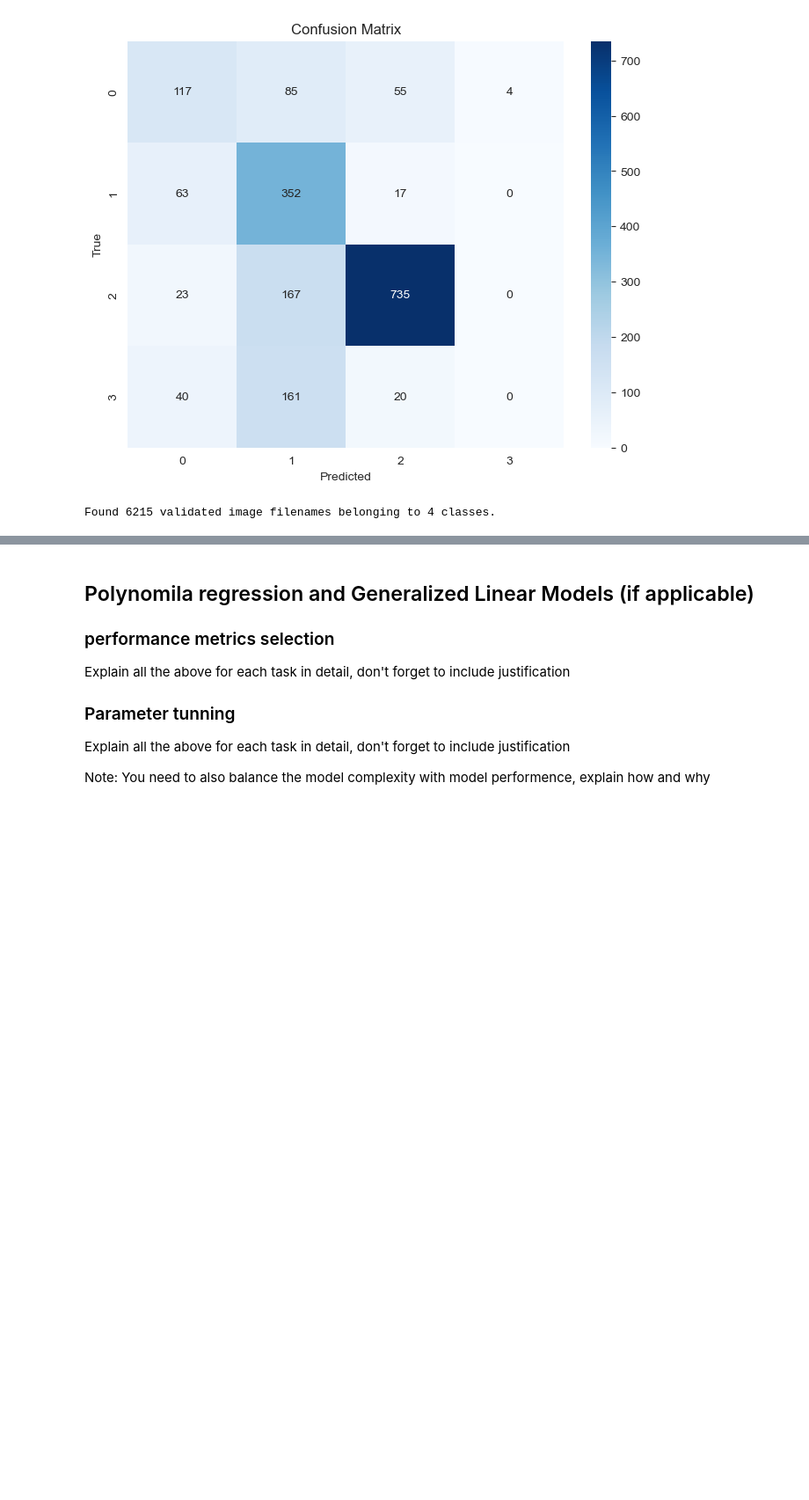
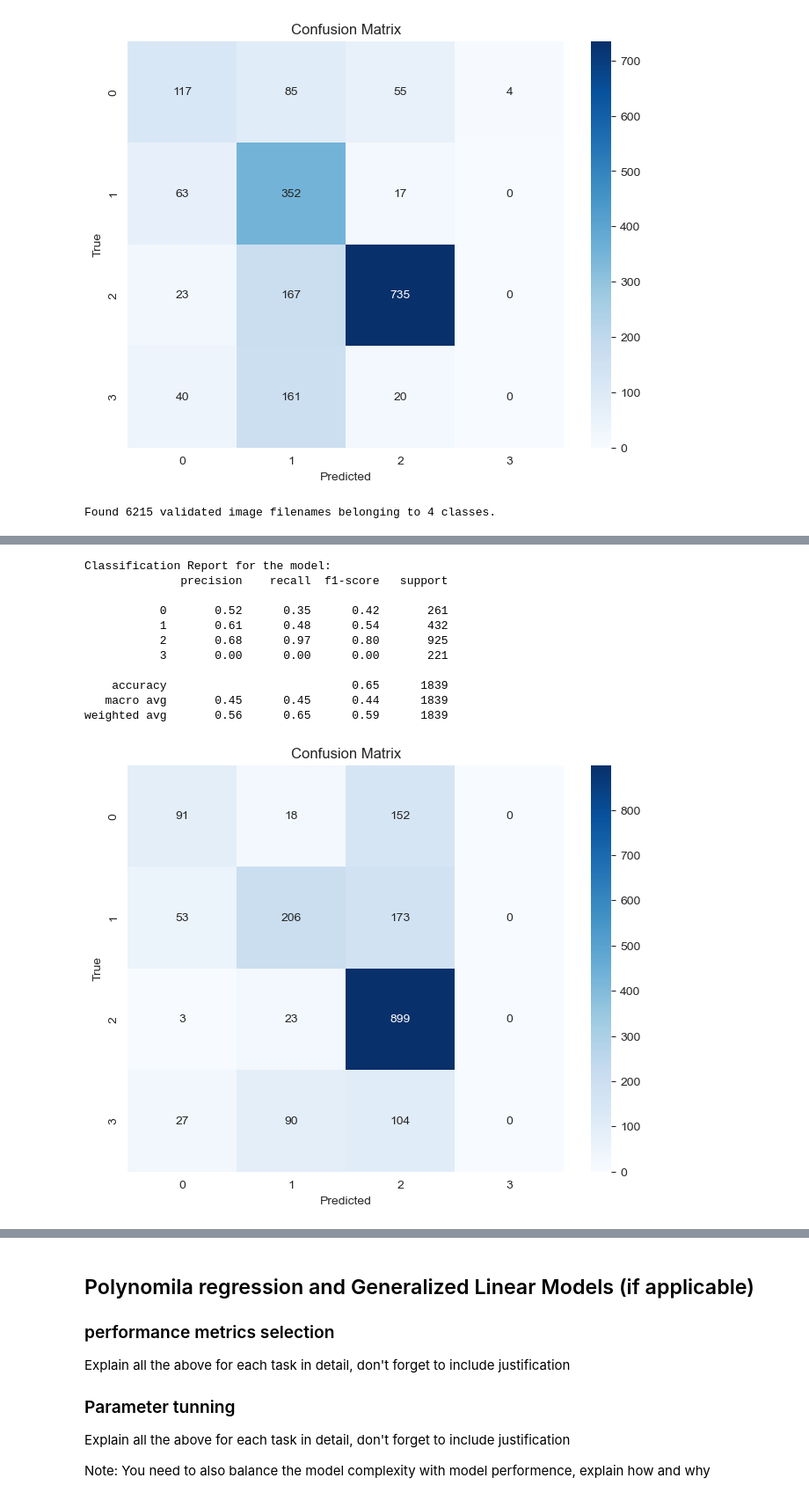
Before and after one commit to Shalini247/Image-Classification, a Jupyter notebook: s4073541_s4072225.ipynb, the cells around one changed output, grey strips where cells are left out. Shown at 88% size. Saved outputs shown, nothing was run; the diff lists cells and outputs as text; code cells hidden in the pictures; blank space fills up the shorter version.

```diff
--- a/s4073541_s4072225.ipynb
+++ b/s4073541_s4072225.ipynb
@@ -962,0 +973,15 @@ Epoch 7/10
+# %%
+model_evaluation(test_gen_cell, model_VGG_3_Cell)
+# %% [output]
+Classification Report for the model:
+              precision    recall  f1-score   support
+
+           0       0.52      0.35      0.42       261
+           1       0.61      0.48      0.54       432
+           2       0.68      0.97      0.80       925
+           3       0.00      0.00      0.00       221
+
+    accuracy                           0.65      1839
+   macro avg       0.45      0.45      0.44      1839
+weighted avg       0.56      0.65      0.59      1839
+[figure, added]
```
Also changed, not shown: parts of 9 cells of this notebook.
